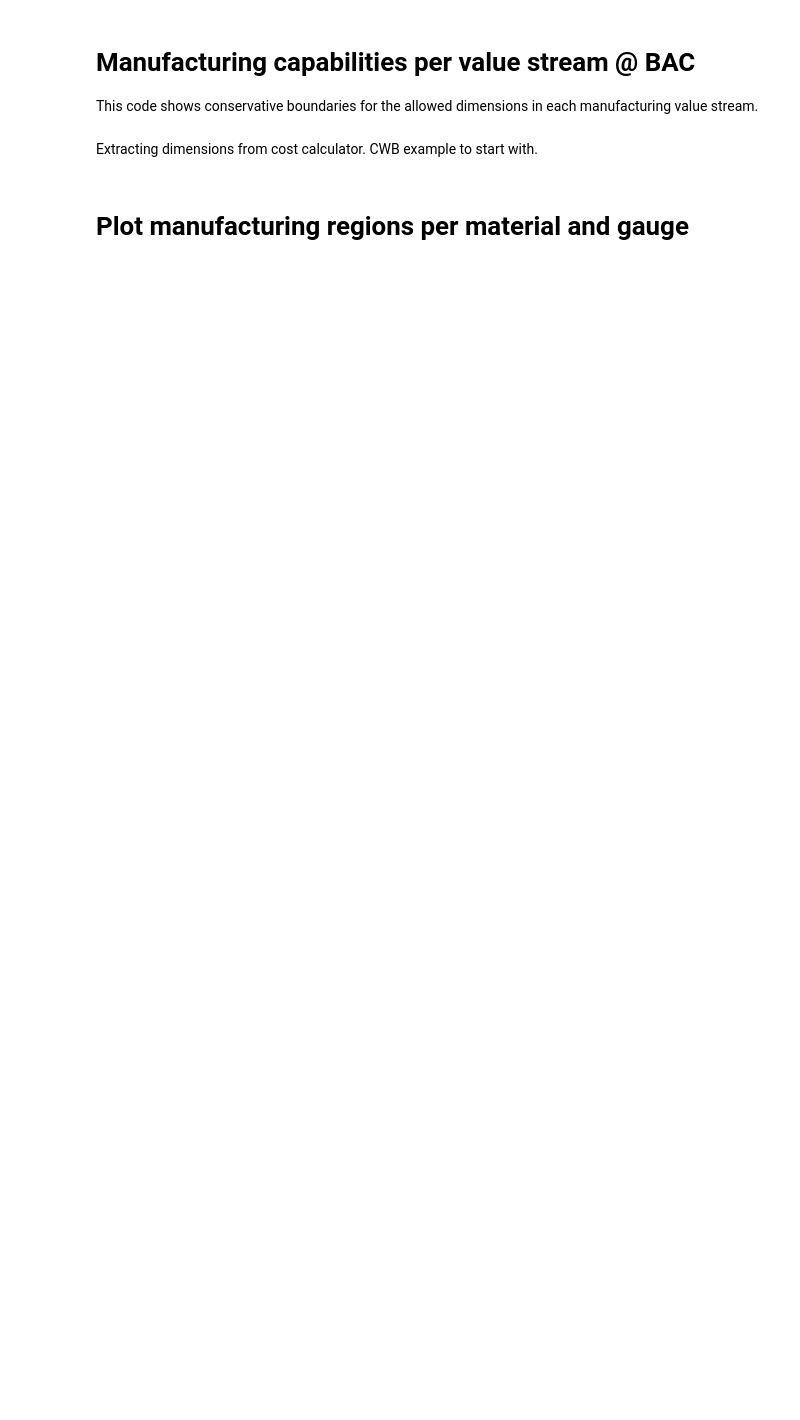
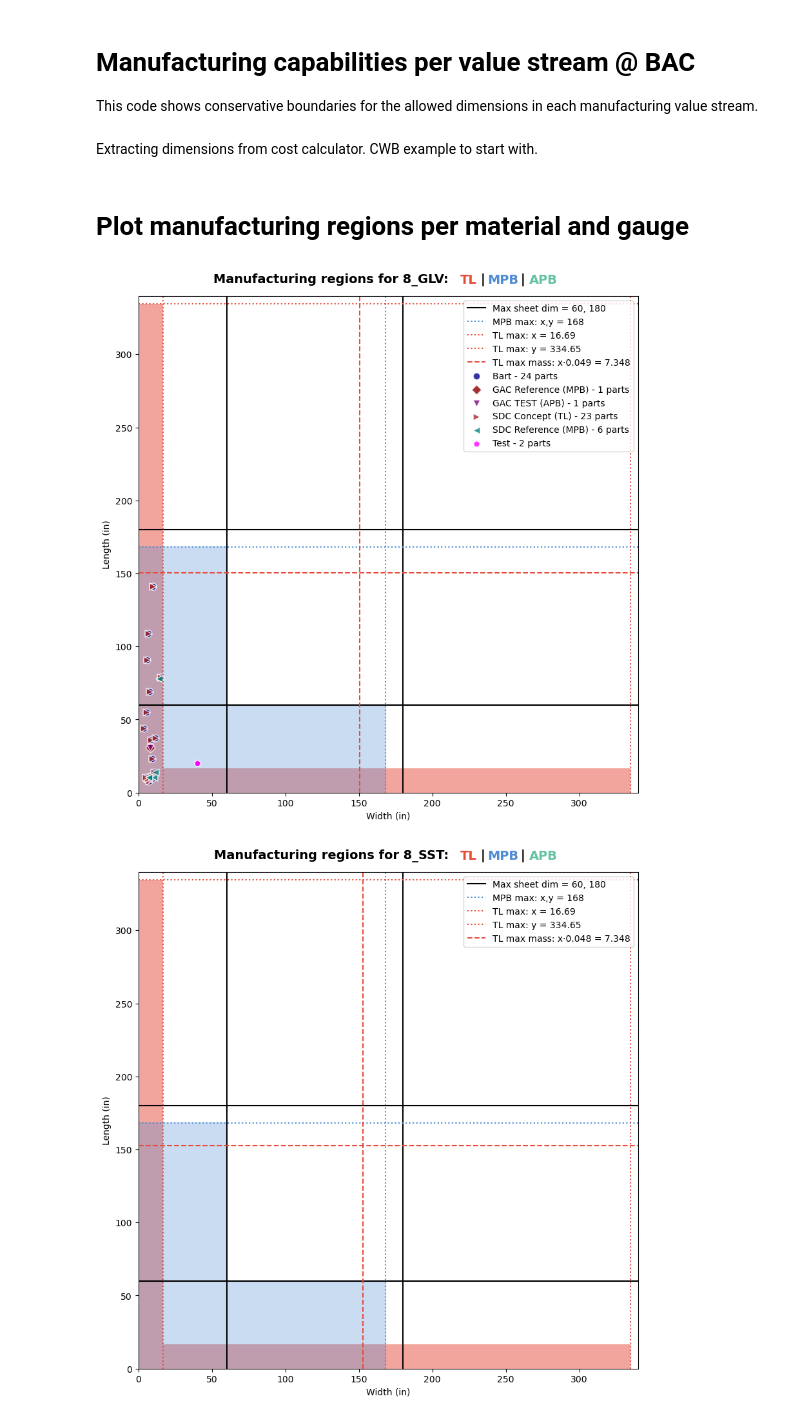
Before and after one commit to enriquef13/AMDP_Thesis, a Jupyter notebook: value_stream_map.ipynb, the cells around one changed output. Drawn from its saved outputs; the diff is of its cells as text; code cells hidden in the pictures; blank space fills up the shorter version.

```diff
--- a/value_stream_map.ipynb
+++ b/value_stream_map.ipynb
@@ -1203,15 +841,15 @@ for part_set in df['Part Set'].dropna().unique():
 # %% [markdown]
 # Plot manufacturing regions per material and gauge
 # %%
-# gauges = df['Gauge'].apply(lambda x: int(x)).unique().tolist()
-# materials = df['NCx_Material'].apply(lambda x: str(x)[:3]).unique().tolist()
 gauges = [8, 10, 12, 14, 16]
 materials = ['GLV', 'SST']
 
 # Plot all combinations
 for gauge in gauges:
     for material in materials:
         cap = Capabilities(material, gauge)
         cap.plot_feasible_regions()
-#         cap.add_part_sets(part_sets)
-#         cap.show_plot()
+        cap.add_part_sets(part_sets)
+# %% [output]
+[figure, added]
+[figure, added]
```
Also changed, not shown: parts of 5 cells of this notebook.
